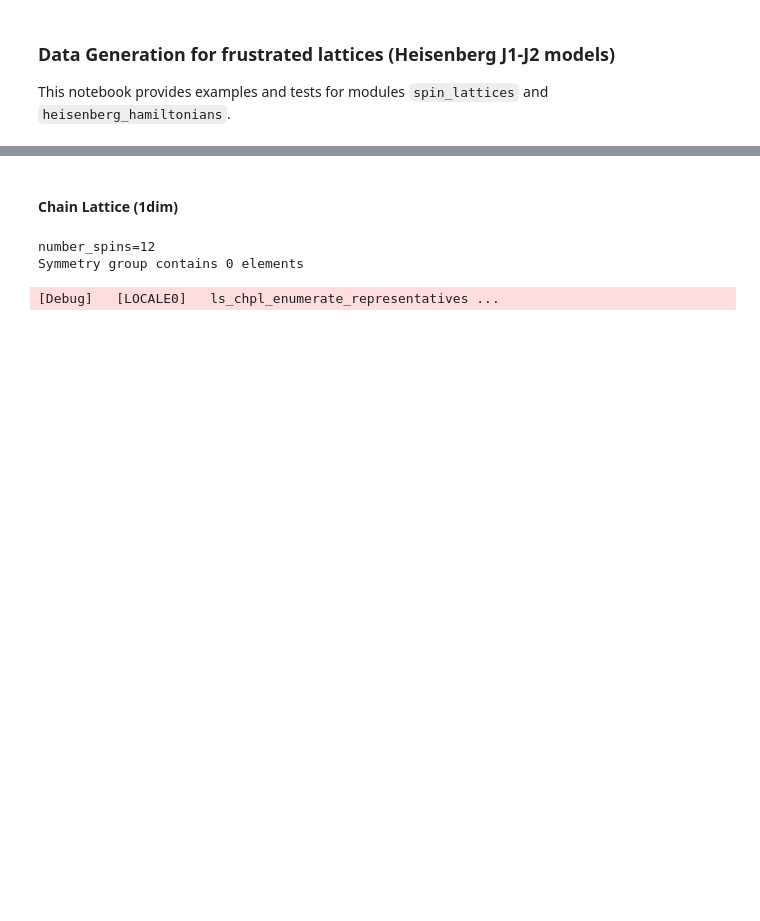
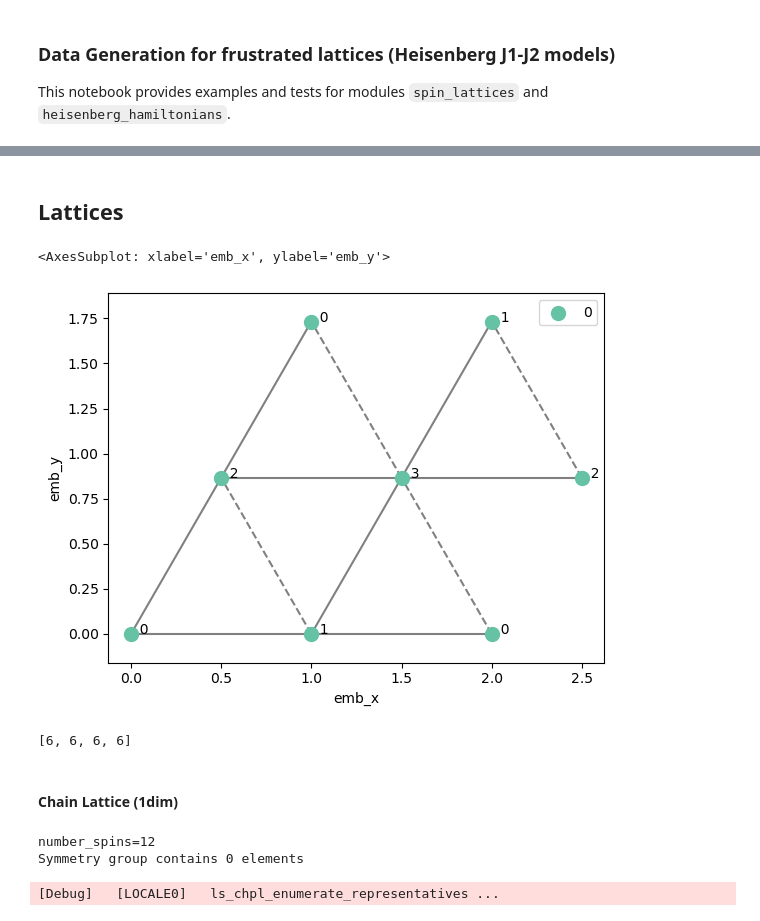
Before and after one commit to ischurov/frustrations-eda, a Jupyter notebook: generate-data.ipynb, the cells around one changed output, grey strips where cells are left out. Saved outputs shown, nothing was run; the diff lists cells and outputs as text; code cells hidden in the pictures; blank space fills up the shorter version.

```diff
--- a/generate-data.ipynb
+++ b/generate-data.ipynb
@@ -37 +38,9 @@ from spin_lattices import (
 set_python_exception_handler ...
+# %% [markdown]
+## Lattices
+# %%
+lat = TriangleLattice(width=2, height=2)
+lat.plot()
+# %% [output]
+<AxesSubplot: xlabel='emb_x', ylabel='emb_y'>
+[figure, added]
@@ -38,3 +49,7 @@ set_python_exception_handler ...
+# %%
+lat.as_igraph().degree(mode="out")
+# %% [output]
+[6, 6, 6, 6]
 # %% [markdown]
 #### Chain Lattice (1dim)
 # %%
```
Also changed, not shown: parts of 2 cells of this notebook, 6 other files.
